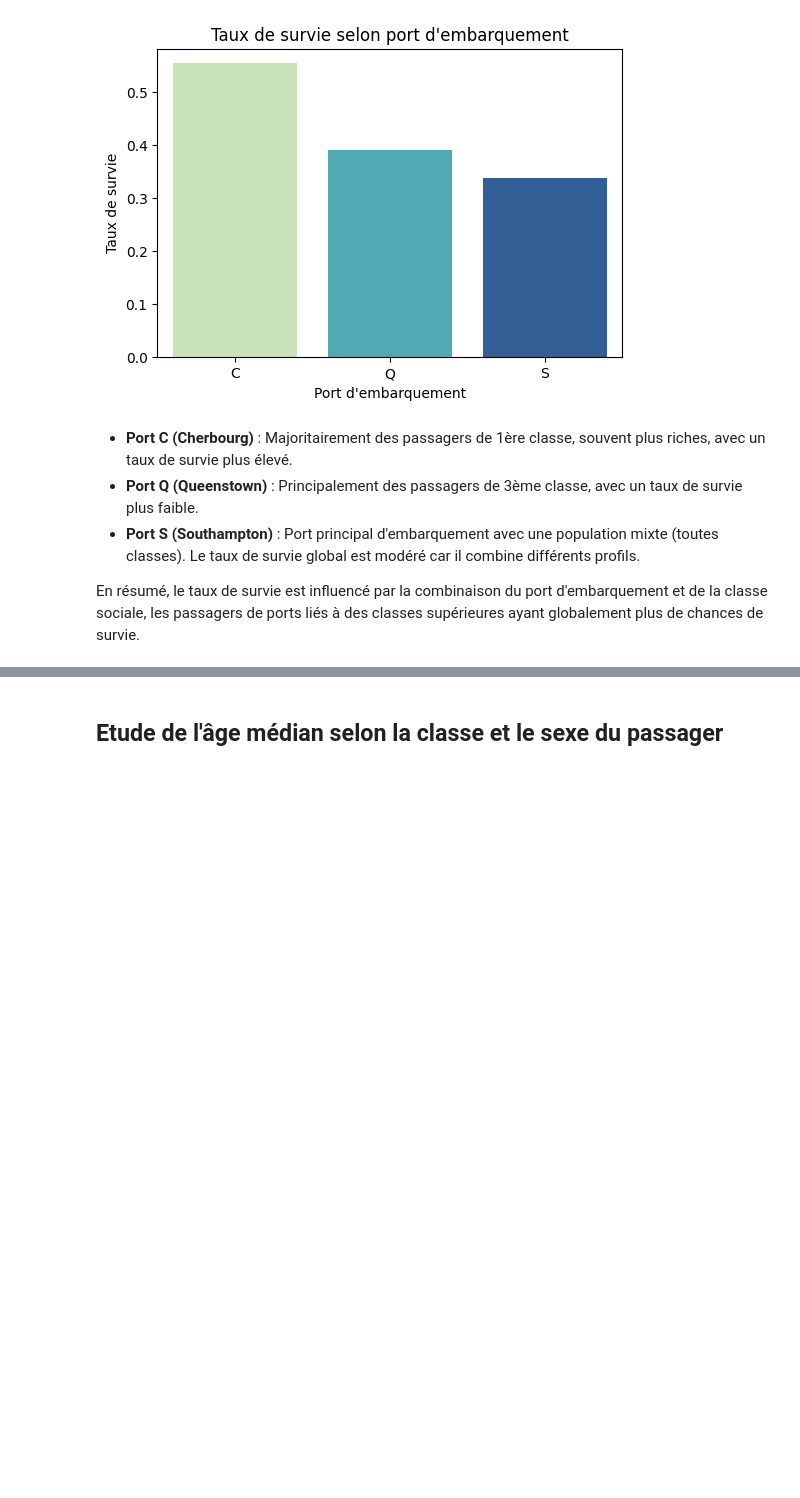
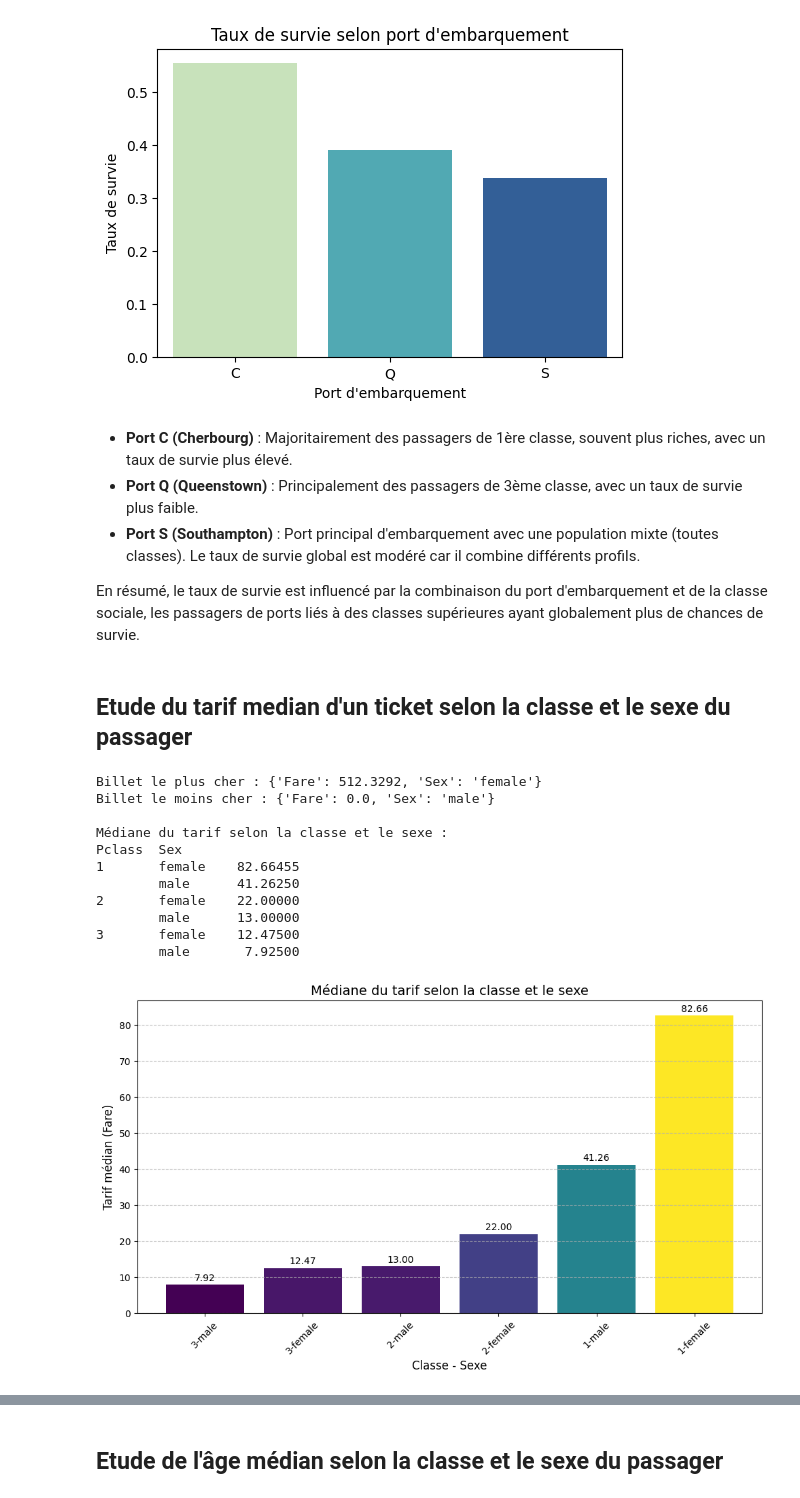
Before and after one commit to HarpieTrax/titanic_kaggle, a Jupyter notebook: Titanic_Kaggle/model.ipynb, the cells around one changed output, grey strips where cells are left out. Saved outputs shown, nothing was run; the diff lists cells and outputs as text; code cells hidden in the pictures; blank space fills up the shorter version.

```diff
--- a/Titanic_Kaggle/model.ipynb
+++ b/Titanic_Kaggle/model.ipynb
@@ -225,3 +235,53 @@ S    0.336957
 - **Port S (Southampton)** : Port principal d'embarquement avec une population mixte (toutes classes). Le taux de survie global est modéré car il combine différents profils.
 
 En résumé, le taux de survie est influencé par la combinaison du port d'embarquement et de la classe sociale, les passagers de ports liés à des classes supérieures ayant globalement plus de chances de survie.
+# %% [markdown]
+## Etude du tarif median d'un ticket selon la classe et le sexe du passager
+# %%
+print("Billet le plus cher :", train_data.loc[train_data['Fare'].idxmax(), ['Fare', 'Sex']].to_dict())
+print("Billet le moins cher :", train_data.loc[train_data['Fare'].idxmin(), ['Fare', 'Sex']].to_dict())
+
+medianeFare = train_data.groupby(['Pclass', 'Sex'])['Fare'].median()
+print(f"\nMédiane du tarif selon la classe et le sexe : \n{medianeFare.to_string()} \n")
+
+# Préparation pour l'affichage
+medianFare_sorted = medianeFare.sort_values()
+labels = [f'{pclass}-{sex}' for pclass, sex in medianFare_sorted.index]
+values = medianFare_sorted.values
+
+# Normalisation selon la valeur du tarif
+norm = colors.Normalize(vmin=min(values), vmax=max(values))
+colormap = cm.viridis
+bar_colors = colormap(norm(values))
+
+# Tracé
+fig, ax = plt.subplots(figsize=(10, 6))
+bars = ax.bar(labels, values, color=bar_colors)
+
+# Ajout d’étiquettes au-dessus des barres
+for bar in bars:
+    height = bar.get_height()
+    ax.text(bar.get_x() + bar.get_width()/2, height + 0.5,
+            f'{height:.2f}', ha='center', va='bottom', fontsize=10)
+
+ax.set_title("Médiane du tarif selon la classe et le sexe", fontsize=14)
+ax.set_xlabel("Classe - Sexe", fontsize=12)
+ax.set_ylabel("Tarif médian (Fare)", fontsize=12)
+plt.xticks(rotation=45)
+plt.grid(axis='y', linestyle='--', alpha=0.7)
+
+plt.tight_layout()
+plt.show()
+# %% [output]
+Billet le plus cher : {'Fare': 512.3292, 'Sex': 'female'}
+Billet le moins cher : {'Fare': 0.0, 'Sex': 'male'}
+
+Médiane du tarif selon la classe et le sexe :
+Pclass  Sex
+1       female    82.66455
+        male      41.26250
+2       female    22.00000
+        male      13.00000
+3       female    12.47500
+        male       7.92500
+[figure, added]
```
Also changed, not shown: parts of 17 cells of this notebook, 2 other files.
